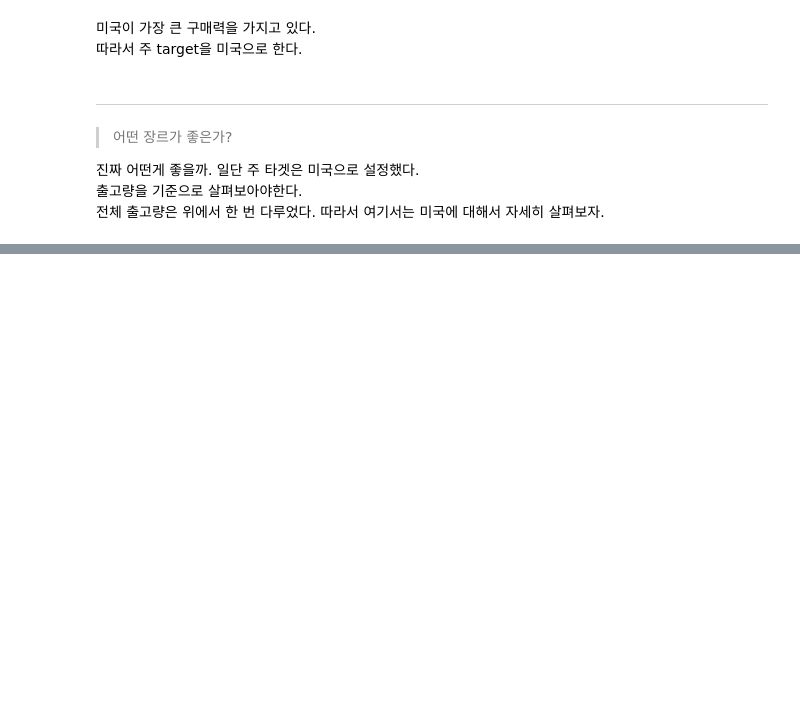
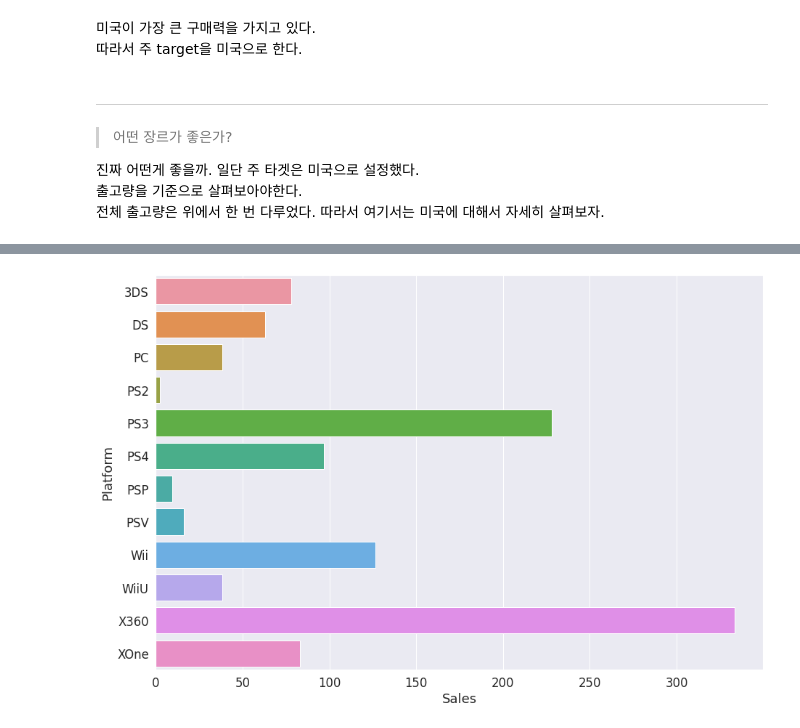
Before and after one commit to IlTACK-OH/Section1_project, a Jupyter notebook: Section1_project.ipynb, the cells around one changed output, grey strips where cells are left out. Cells and saved outputs as stored; diff of their text form; code cells hidden in the pictures; blank space fills up the shorter version.

```diff
--- a/Section1_project.ipynb
+++ b/Section1_project.ipynb
@@ -1034,0 +917,2 @@ plat_sale[plat_sale.Publisher=='Nintendo']
+# %%
+NA_Platform_sale=df_sub[(df_sub.Country=='North America')&(df_sub.Year>=2010)].groupby('Platform').Sales.sum()
@@ -1034,0 +926,6 @@ plat_sale[plat_sale.Publisher=='Nintendo']
+# %%
+plt.figure(figsize=([15,10]))
+sns.barplot(x=NA_Platform_sale,y=NA_Platform_sale.index)
+plt.show()
+# %% [output]
+[figure, added]
```
Also changed, not shown: parts of 21 cells of this notebook.
